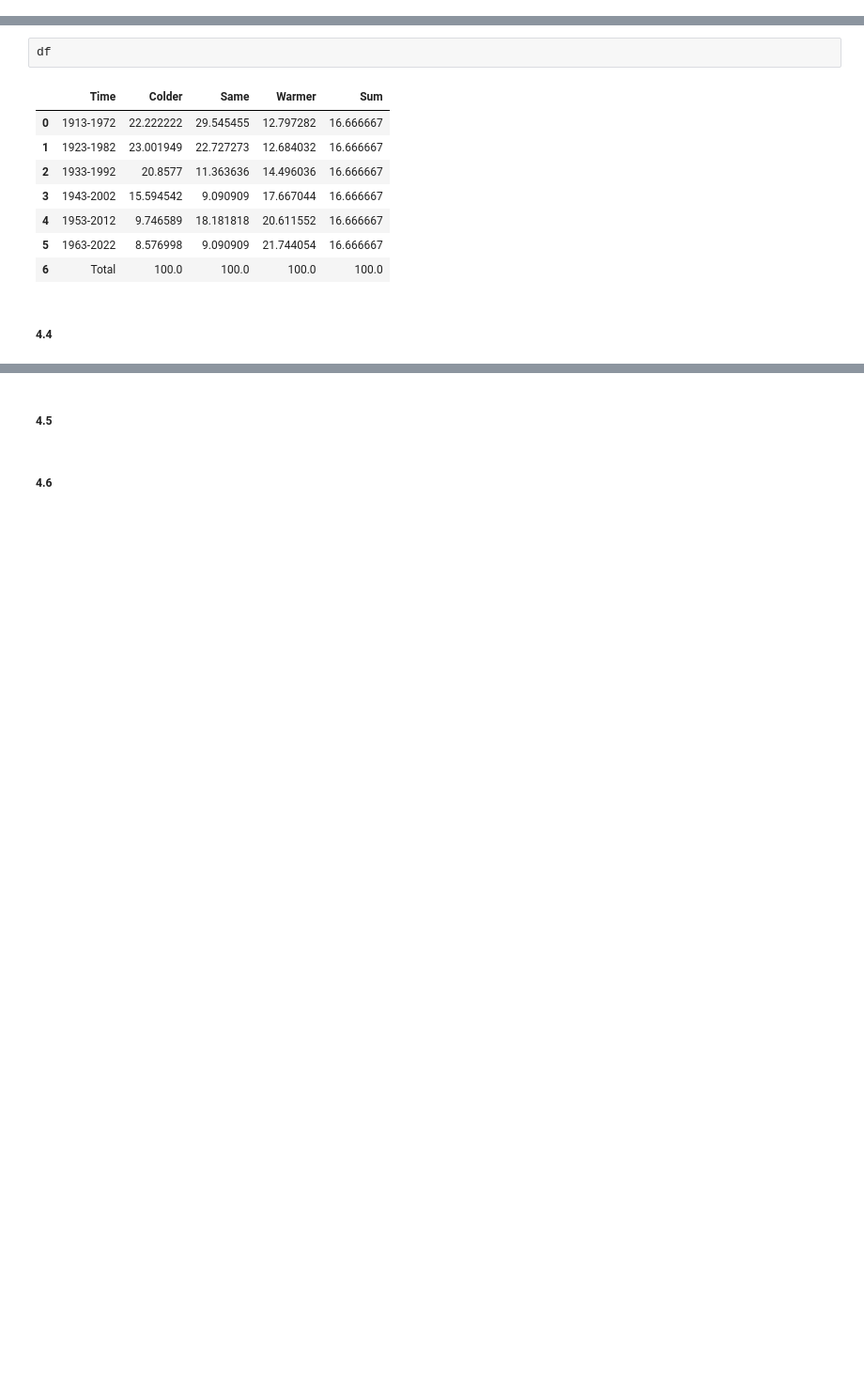
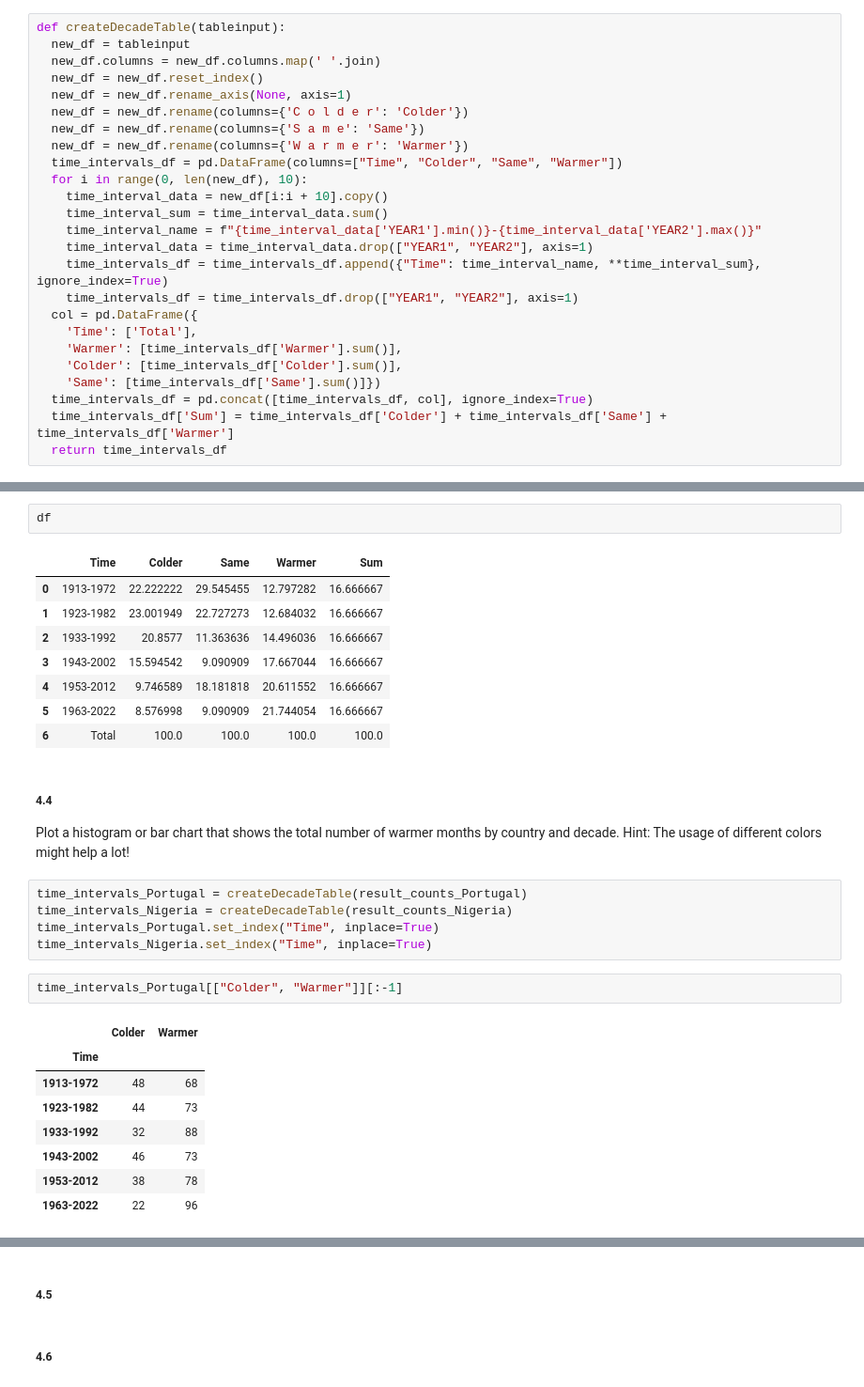
Before and after one commit to CallMeL/ResearchMethod, a Jupyter notebook: RM_A02_Group.ipynb, the cells around one changed output, grey strips where cells are left out. Shown at 94% size. Saved outputs shown, nothing was run; the diff lists cells and outputs as text; blank space fills up the shorter version.

```diff
--- a/RM_A02_Group.ipynb
+++ b/RM_A02_Group.ipynb
@@ -489,4 +494,29 @@ Ctable2
 # %% [markdown]
 ##### 4.3
 Create another two contingency tables of total number of warmer and colder months per decade (one containing the absolute counts and the second one containing row and column proportions).
+# %%
+def createDecadeTable(tableinput):
+  new_df = tableinput
+  new_df.columns = new_df.columns.map(' '.join)
+  new_df = new_df.reset_index()
+  new_df = new_df.rename_axis(None, axis=1)
+  new_df = new_df.rename(columns={'C o l d e r': 'Colder'})
+  new_df = new_df.rename(columns={'S a m e': 'Same'})
+  new_df = new_df.rename(columns={'W a r m e r': 'Warmer'})
+  time_intervals_df = pd.DataFrame(columns=["Time", "Colder", "Same", "Warmer"])
+  for i in range(0, len(new_df), 10):
+    time_interval_data = new_df[i:i + 10].copy()
+    time_interval_sum = time_interval_data.sum()
+    time_interval_name = f"{time_interval_data['YEAR1'].min()}-{time_interval_data['YEAR2'].max()}"
+    time_interval_data = time_interval_data.drop(["YEAR1", "YEAR2"], axis=1)
+    time_intervals_df = time_intervals_df.append({"Time": time_interval_name, **time_interval_sum}, ignore_index=True)
+    time_intervals_df = time_intervals_df.drop(["YEAR1", "YEAR2"], axis=1)
+  col = pd.DataFrame({
+    'Time': ['Total'],
+    'Warmer': [time_intervals_df['Warmer'].sum()],
+    'Colder': [time_intervals_df['Colder'].sum()],
+    'Same': [time_intervals_df['Same'].sum()]})
+  time_intervals_df = pd.concat([time_intervals_df, col], ignore_index=True)
+  time_intervals_df['Sum'] = time_intervals_df['Colder'] + time_intervals_df['Same'] + time_intervals_df['Warmer']
+  return time_intervals_df
 # %%
@@ -543,5 +572,22 @@ df
 | 4 | 1953-2012 | 9.746589 | 18.181818 | 20.611552 | 16.666667 |
 | 5 | 1963-2022 | 8.576998 | 9.090909 | 21.744054 | 16.666667 |
 | 6 | Total | 100.0 | 100.0 | 100.0 | 100.0 |
-# %% [markdown]
-##### 4.4
+# %% [markdown]
+##### 4.4
+Plot a histogram or bar chart that shows the total number of warmer months by country and decade. Hint: The usage of different colors might help a lot!
+# %%
+time_intervals_Portugal = createDecadeTable(result_counts_Portugal)
+time_intervals_Nigeria = createDecadeTable(result_counts_Nigeria)
+time_intervals_Portugal.set_index("Time", inplace=True)
+time_intervals_Nigeria.set_index("Time", inplace=True)
+# %%
+time_intervals_Portugal[["Colder", "Warmer"]][:-1]
+# %% [output]
+|  | Colder | Warmer |
+| Time |  |  |
+| 1913-1972 | 48 | 68 |
+| 1923-1982 | 44 | 73 |
+| 1933-1992 | 32 | 88 |
+| 1943-2002 | 46 | 73 |
+| 1953-2012 | 38 | 78 |
+| 1963-2022 | 22 | 96 |
```
Also changed, not shown: parts of 7 cells of this notebook.
